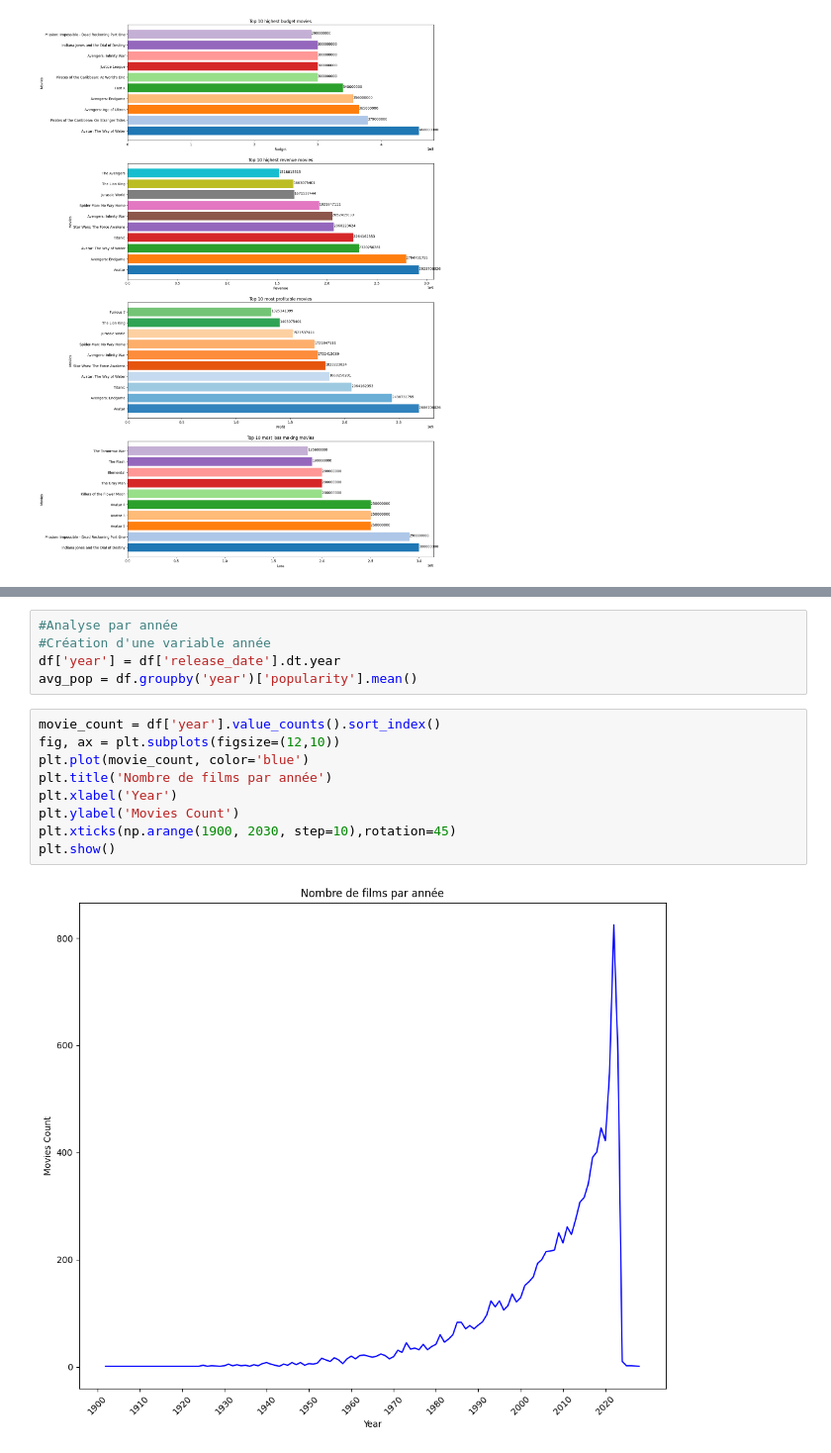
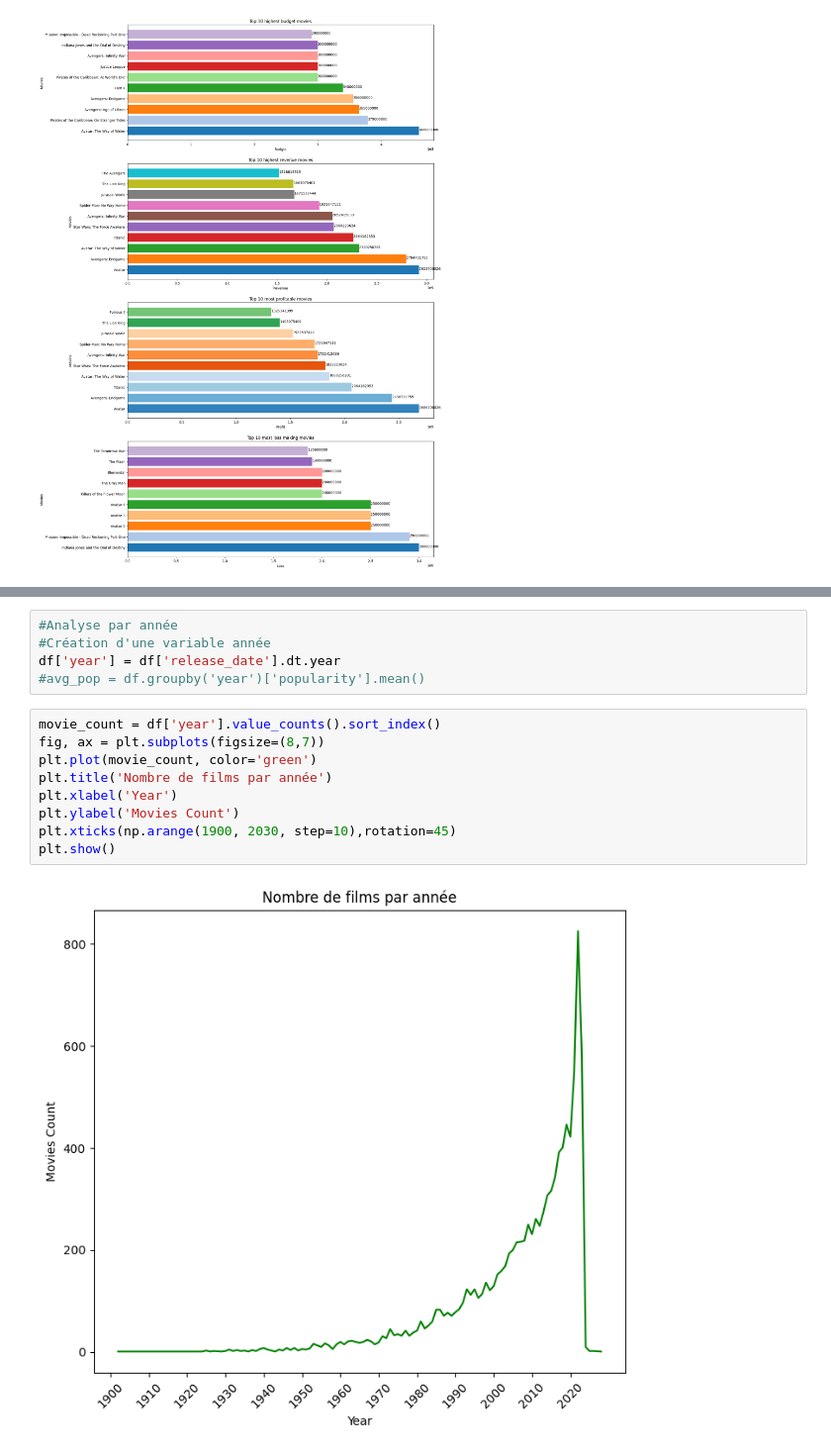
Before and after one commit to SW-Perse/MovieSage, a Jupyter notebook: Final_project_MovieSage_EDA.ipynb, the cells around one changed output, grey strips where cells are left out. Shown: that part at 99% size. Cells and saved outputs as stored; diff of their text form.

```diff
--- a/Final_project_MovieSage_EDA.ipynb
+++ b/Final_project_MovieSage_EDA.ipynb
@@ -397,15 +397,15 @@ plt.show()
 #Analyse par année
 #Création d'une variable année
 df['year'] = df['release_date'].dt.year
-avg_pop = df.groupby('year')['popularity'].mean()
+#avg_pop = df.groupby('year')['popularity'].mean()
 # %%
 movie_count = df['year'].value_counts().sort_index()
-fig, ax = plt.subplots(figsize=(12,10))
-plt.plot(movie_count, color='blue')
+fig, ax = plt.subplots(figsize=(8,7))
+plt.plot(movie_count, color='green')
 plt.title('Nombre de films par année')
 plt.xlabel('Year')
 plt.ylabel('Movies Count')
 plt.xticks(np.arange(1900, 2030, step=10),rotation=45)
 plt.show()
 # %% [output]
-[figure, old version]
+[figure, new version]
```
Also changed, not shown: parts of 5 cells of this notebook.
